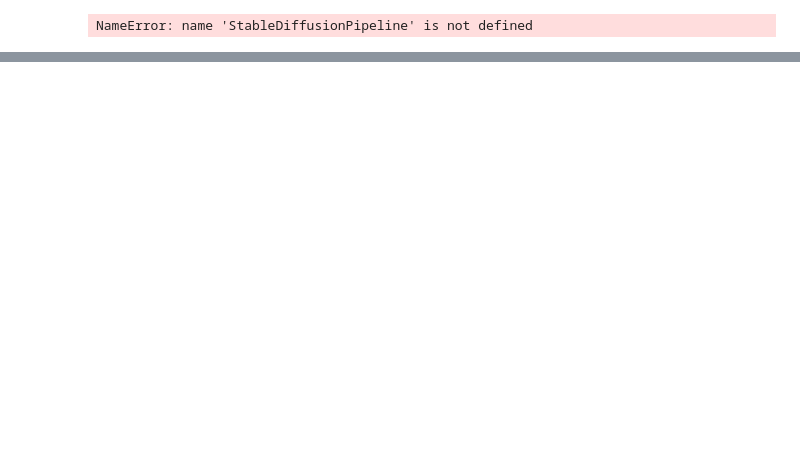
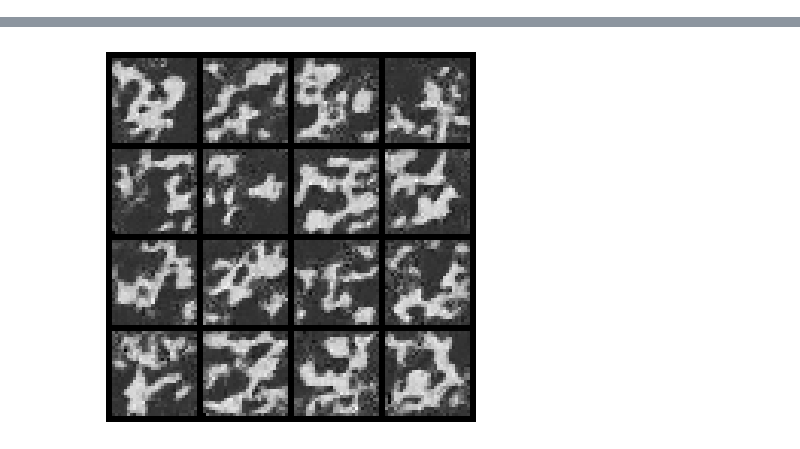
Before and after one commit to alokchoudharyguliya/FineTuning, a Jupyter notebook: diffusion.ipynb, the cells around one changed output, grey strips where cells are left out. Cells and saved outputs as stored; diff of their text form; code cells hidden in the pictures; blank space fills up the shorter version.

```diff
--- a/diffusion.ipynb
+++ b/diffusion.ipynb
@@ -25,4 +11,13 @@ from PIL import Image
+# %%
+device = "cuda" if torch.cuda.is_available() else "cpu"
 # %%
-pipeline=StableDiffusionPipeline.from_pretrained("CompVis/stable-diffusion-v1-4",torch_dtype=torch.float16)
+def linear_beta_schedule(timesteps):
+    beta_start = 0.0001
+    beta_end = 0.02
+    return torch.linspace(beta_start, beta_end, timesteps)
+
+T = 200
+betas = linear_beta_schedule(T)
+
+alphas = 1. - betas
+alphas_cumprod = torch.cumprod(alphas, axis=0).to(device)
-# %% [output]
-NameError: name 'StableDiffusionPipeline' is not defined
@@ -28,0 +34,12 @@ NameError: name 'StableDiffusionPipeline' is not defined
+# %%
+class SimpleModel(nn.Module):
+    def __init__(self):
+        super().__init__()
+        self.net = nn.Sequential(
+            nn.Conv2d(1, 32, 3, padding=1), nn.ReLU(),
+            nn.Conv2d(32, 32, 3, padding=1), nn.ReLU(),
+            nn.Conv2d(32, 1, 3, padding=1),
+        )
+
+    def forward(self, x, t):
+        return self.net(x)
@@ -28,0 +70,32 @@ NameError: name 'StableDiffusionPipeline' is not defined
+# %%
+@torch.no_grad()
+def sample(model, image_size, num_samples):
+    model.eval()
+    x = torch.randn((num_samples, 1, image_size, image_size), device=device)
+    for t in reversed(range(T)):
+        t_tensor = torch.full((num_samples,), t, device=device, dtype=torch.long)
+        pred_noise = model(x, t_tensor)
+        alpha = alphas[t]
+        alpha_bar = alphas_cumprod[t]
+        beta = betas[t]
+        if t > 0:
+            noise = torch.randn_like(x)
+        else:
+            noise = 0
+        x = (1 / torch.sqrt(alpha)) * (
+            x - (beta / torch.sqrt(1 - alpha_bar)) * pred_noise
+        ) + torch.sqrt(beta) * noise
+    return x
+# %%
+model = SimpleModel().to(device)
+optimizer = torch.optim.Adam(model.parameters(), lr=1e-3)
+dataloader = get_data()
+
+train(model, dataloader, optimizer)
+
+samples = sample(model, 28, 16)
+grid = torchvision.utils.make_grid(samples.cpu(), nrow=4, normalize=True)
+plt.imshow(grid.permute(1, 2, 0))
+plt.axis("off")
+plt.show()
+# %% [output]
@@ -28,0 +107 @@ NameError: name 'StableDiffusionPipeline' is not defined
+[figure, added]
```
Also changed, not shown: parts of 6 cells of this notebook.
